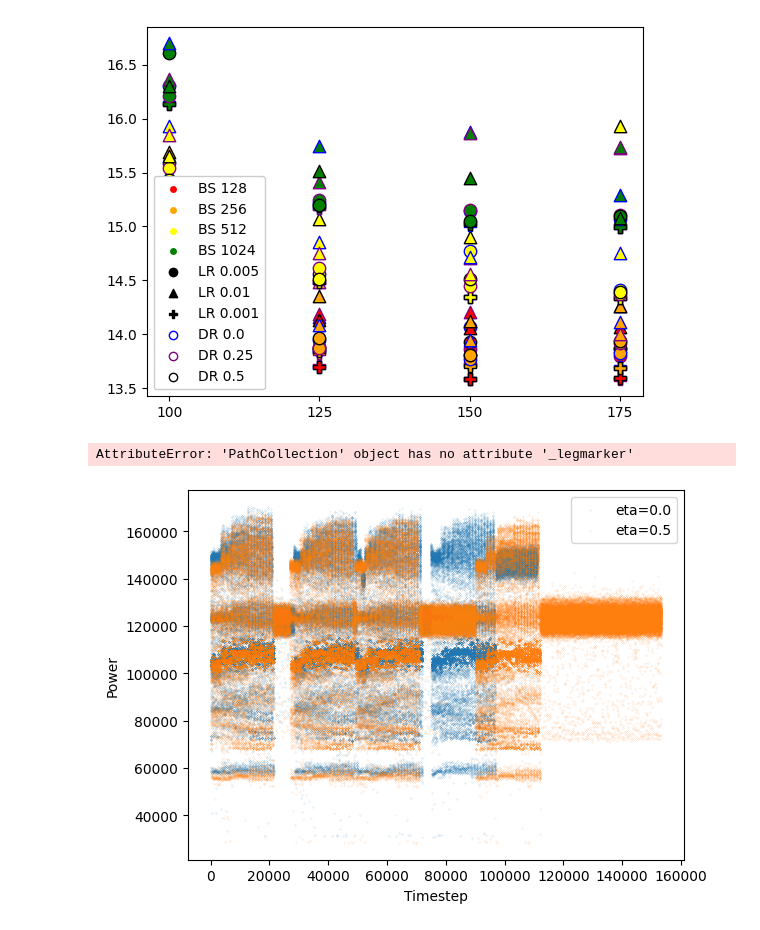
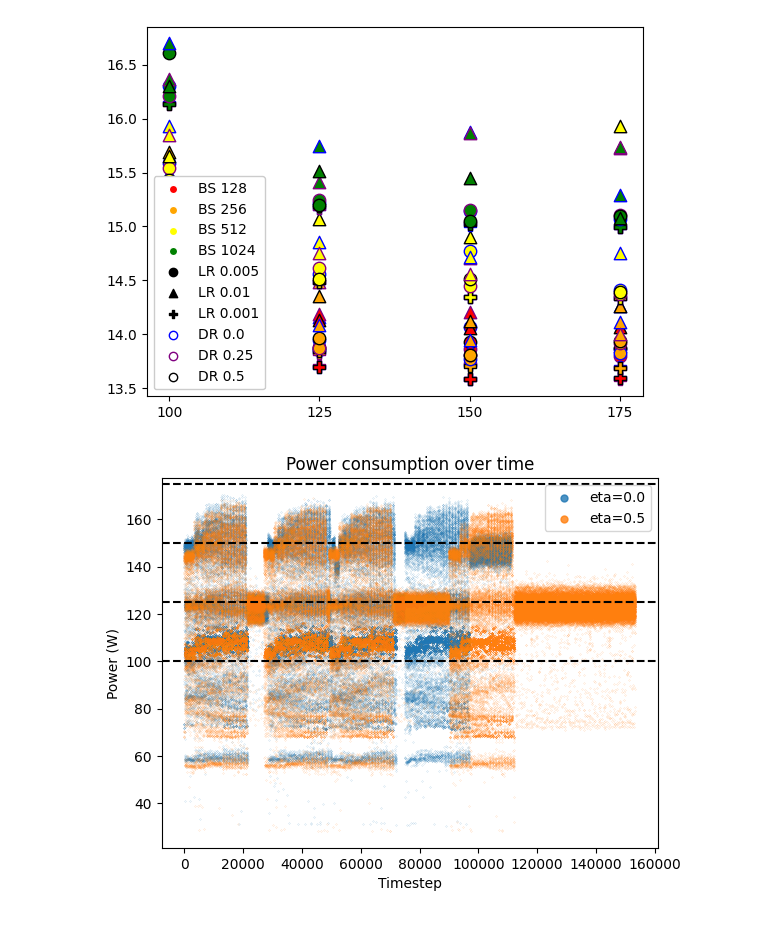
Before and after one commit to matchaginseng/automatic-bassoon, a Jupyter notebook: plots/profiler_analysis/analyze_profiler.ipynb, the cells around one changed output. Saved outputs shown, nothing was run; the diff lists cells and outputs as text; code cells hidden in the pictures.

```diff
--- a/plots/profiler_analysis/analyze_profiler.ipynb
+++ b/plots/profiler_analysis/analyze_profiler.ipynb
@@ -97,17 +97,21 @@ plt.legend(handles, [f"BS {bs}" for bs in bss] + [f"LR {lr}" for lr in lrs] + [f
 # %%
 import pandas as pd
 df = pd.read_csv('eta00/zeus_logs+gpu0.power.csv')
 df2 = pd.read_csv('eta05/zeus_logs+gpu0.power.csv')
 
-plt.scatter(range(len(df.Power)), df.Power, s=0.01, alpha=0.8, label="eta=0.0")
-plt.scatter(range(len(df2.Power)), df2.Power, s=0.01, alpha=0.8, label="eta=0.5")
-plt.axhline(y = 175000, color = 'black', linestyle = '-')
+plt.scatter(range(len(df.Power)), df.Power/1000, s=0.01, alpha=0.8, label="eta=0.0")
+plt.scatter(range(len(df2.Power)), df2.Power/1000, s=0.01, alpha=0.8, label="eta=0.5")
+plt.axhline(y = 175, color = 'black', linestyle = '--')
+plt.axhline(y = 150, color = 'black', linestyle = '--')
+plt.axhline(y = 125, color = 'black', linestyle = '--')
+plt.axhline(y = 100, color = 'black', linestyle = '--')
 plt.xlabel("Timestep")
-plt.ylabel("Power")
+plt.ylabel("Power (W)")
 # legend = plt.legend(numpoints=1, fontsize=10)
 # legend.legendHandles[0]._legmarker.set_markersize(6)
 # legend.legendHandles[1]._legmarker.set_markersize(6)
+plt.legend(markerscale=50)
+plt.title("Power consumption over time")
 plt.show()
 # %% [output]
-AttributeError: 'PathCollection' object has no attribute '_legmarker'
-[figure, old version]
+[figure, new version]
```
Also changed, not shown: parts of 2 cells of this notebook, 1 other file.
